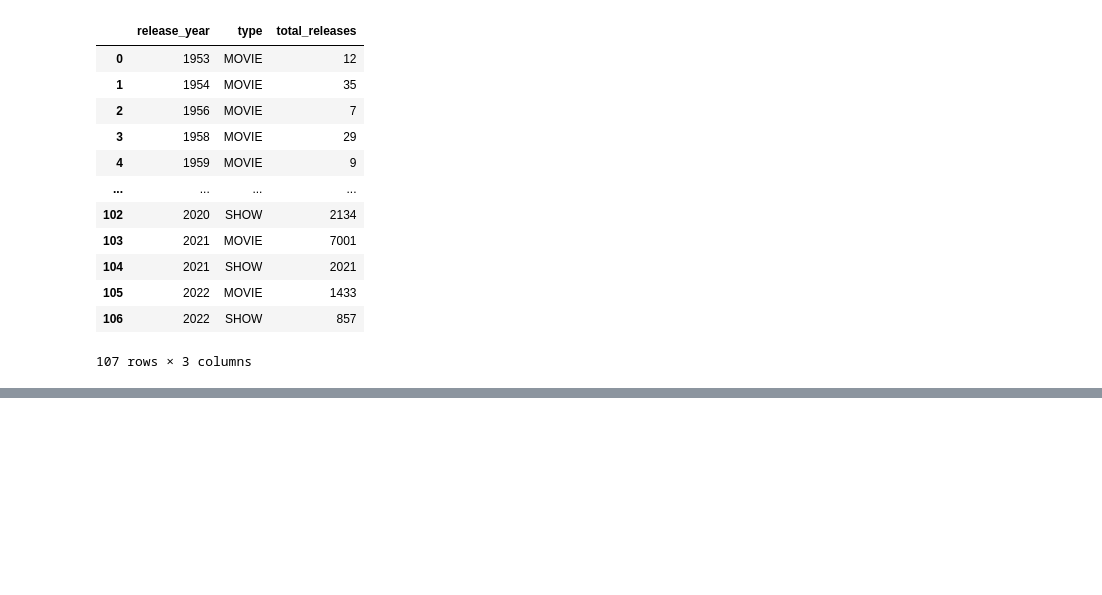
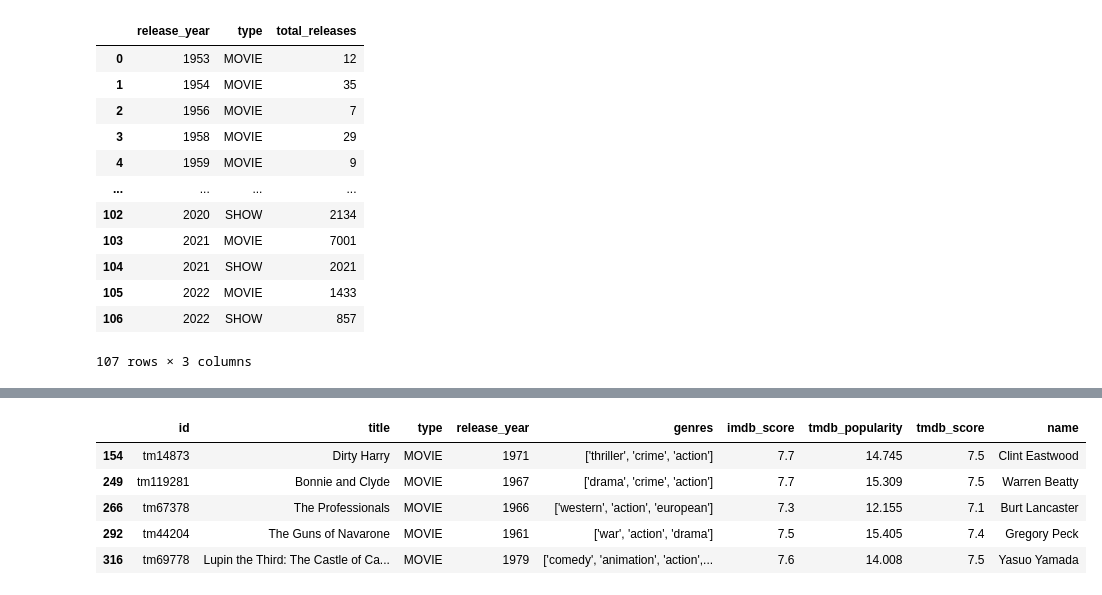
Before and after one commit to VedranaGATech/Project_1_Neflix_and_Chill, a Jupyter notebook: netflix.ipynb, the cells around one changed output, grey strips where cells are left out. Saved outputs shown, nothing was run; the diff lists cells and outputs as text; code cells hidden in the pictures; blank space fills up the shorter version.

```diff
--- a/netflix.ipynb
+++ b/netflix.ipynb
@@ -226,0 +248,11 @@ release_timeline.show()
+# %%
+# Create dataframe with genre as action
+action_df = netflix_data[netflix_data["genres"].str.contains("action")]
+action_df.head()
+# %% [output]
+|  | id | title | type | release_year | genres | imdb_score | tmdb_popularity | tmdb_score | name |
+| 154 | tm14873 | Dirty Harry | MOVIE | 1971 | ['thriller', 'crime', 'action'] | 7.7 | 14.745 | 7.5 | Clint Eastwood |
+| 249 | tm119281 | Bonnie and Clyde | MOVIE | 1967 | ['drama', 'crime', 'action'] | 7.7 | 15.309 | 7.5 | Warren Beatty |
+| 266 | tm67378 | The Professionals | MOVIE | 1966 | ['western', 'action', 'european'] | 7.3 | 12.155 | 7.1 | Burt Lancaster |
+| 292 | tm44204 | The Guns of Navarone | MOVIE | 1961 | ['war', 'action', 'drama'] | 7.5 | 15.405 | 7.4 | Gregory Peck |
+| 316 | tm69778 | Lupin the Third: The Castle of Ca... | MOVIE | 1979 | ['comedy', 'animation', 'action',... | 7.6 | 14.008 | 7.5 | Yasuo Yamada |
```
Also changed, not shown: parts of 10 cells of this notebook.
